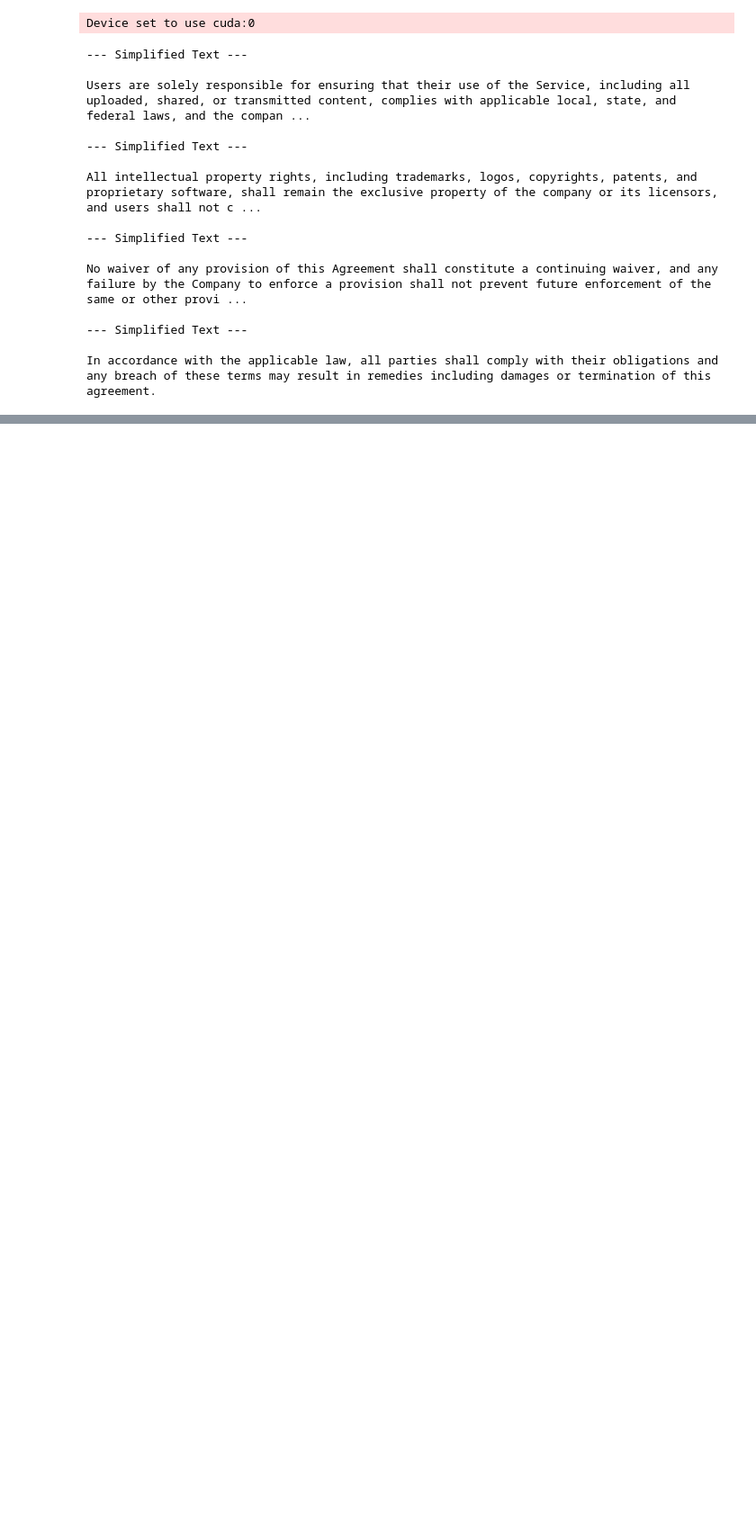
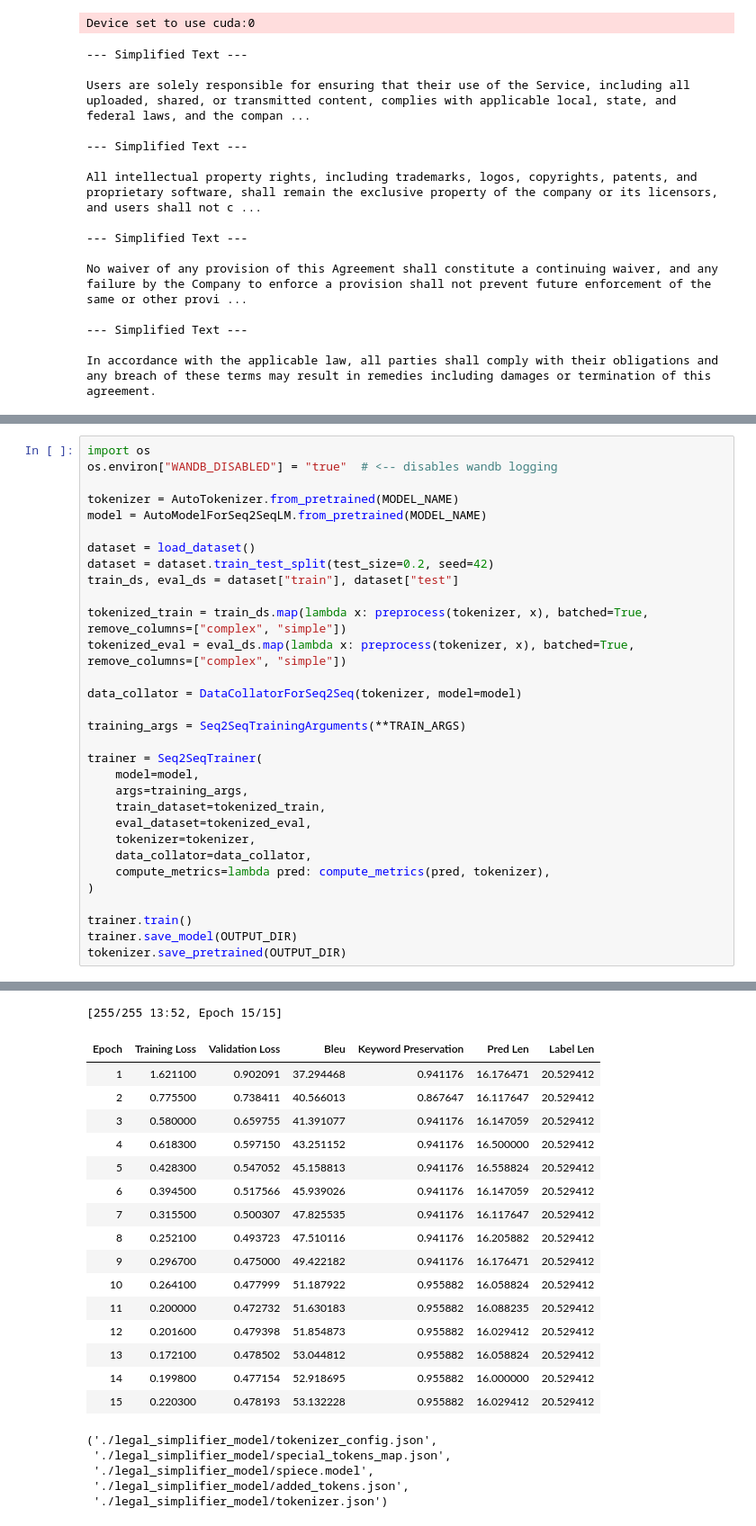
Before and after one commit to sukritichawla/legaldocs_ST, a Jupyter notebook: notebooks/Simplify_N.ipynb, the cells around one changed output, grey strips where cells are left out. Shown at 90% size. Cells and saved outputs as stored; diff of their text form; blank space fills up the shorter version.

```diff
--- a/notebooks/Simplify_N.ipynb
+++ b/notebooks/Simplify_N.ipynb
@@ -1104,0 +1004,32 @@ tokenizer.save_pretrained(OUTPUT_DIR)
+# %%
+import os
+os.environ["WANDB_DISABLED"] = "true"  # <-- disables wandb logging
+
+tokenizer = AutoTokenizer.from_pretrained(MODEL_NAME)
+model = AutoModelForSeq2SeqLM.from_pretrained(MODEL_NAME)
+
+dataset = load_dataset()
+dataset = dataset.train_test_split(test_size=0.2, seed=42)
+train_ds, eval_ds = dataset["train"], dataset["test"]
+
+tokenized_train = train_ds.map(lambda x: preprocess(tokenizer, x), batched=True, remove_columns=["complex", "simple"])
+tokenized_eval = eval_ds.map(lambda x: preprocess(tokenizer, x), batched=True, remove_columns=["complex", "simple"])
+
+data_collator = DataCollatorForSeq2Seq(tokenizer, model=model)
+
+training_args = Seq2SeqTrainingArguments(**TRAIN_ARGS)
+
+trainer = Seq2SeqTrainer(
+    model=model,
+    args=training_args,
+    train_dataset=tokenized_train,
+    eval_dataset=tokenized_eval,
+    tokenizer=tokenizer,
+    data_collator=data_collator,
+    compute_metrics=lambda pred: compute_metrics(pred, tokenizer),
+)
+
+trainer.train()
+trainer.save_model(OUTPUT_DIR)
+tokenizer.save_pretrained(OUTPUT_DIR)
+# %% [output]
@@ -1105 +1046,23 @@ tokenizer.save_pretrained(OUTPUT_DIR)
+[255/255 13:52, Epoch 15/15]
+| Epoch | Training Loss | Validation Loss | Bleu | Keyword Preservation | Pred Len | Label Len |
+| 1 | 1.621100 | 0.902091 | 37.294468 | 0.941176 | 16.176471 | 20.529412 |
+| 2 | 0.775500 | 0.738411 | 40.566013 | 0.867647 | 16.117647 | 20.529412 |
+| 3 | 0.580000 | 0.659755 | 41.391077 | 0.941176 | 16.147059 | 20.529412 |
+| 4 | 0.618300 | 0.597150 | 43.251152 | 0.941176 | 16.500000 | 20.529412 |
+| 5 | 0.428300 | 0.547052 | 45.158813 | 0.941176 | 16.558824 | 20.529412 |
+| 6 | 0.394500 | 0.517566 | 45.939026 | 0.941176 | 16.147059 | 20.529412 |
+| 7 | 0.315500 | 0.500307 | 47.825535 | 0.941176 | 16.117647 | 20.529412 |
+| 8 | 0.252100 | 0.493723 | 47.510116 | 0.941176 | 16.205882 | 20.529412 |
+| 9 | 0.296700 | 0.475000 | 49.422182 | 0.941176 | 16.176471 | 20.529412 |
+| 10 | 0.264100 | 0.477999 | 51.187922 | 0.955882 | 16.058824 | 20.529412 |
+| 11 | 0.200000 | 0.472732 | 51.630183 | 0.955882 | 16.088235 | 20.529412 |
+| 12 | 0.201600 | 0.479398 | 51.854873 | 0.955882 | 16.029412 | 20.529412 |
+| 13 | 0.172100 | 0.478502 | 53.044812 | 0.955882 | 16.058824 | 20.529412 |
+| 14 | 0.199800 | 0.477154 | 52.918695 | 0.955882 | 16.000000 | 20.529412 |
+| 15 | 0.220300 | 0.478193 | 53.132228 | 0.955882 | 16.029412 | 20.529412 |
+('./legal_simplifier_model/tokenizer_config.json',
+ './legal_simplifier_model/special_tokens_map.json',
+ './legal_simplifier_model/spiece.model',
+ './legal_simplifier_model/added_tokens.json',
+ './legal_simplifier_model/tokenizer.json')
 # %%
```
Also changed, not shown: parts of 19 cells of this notebook.
